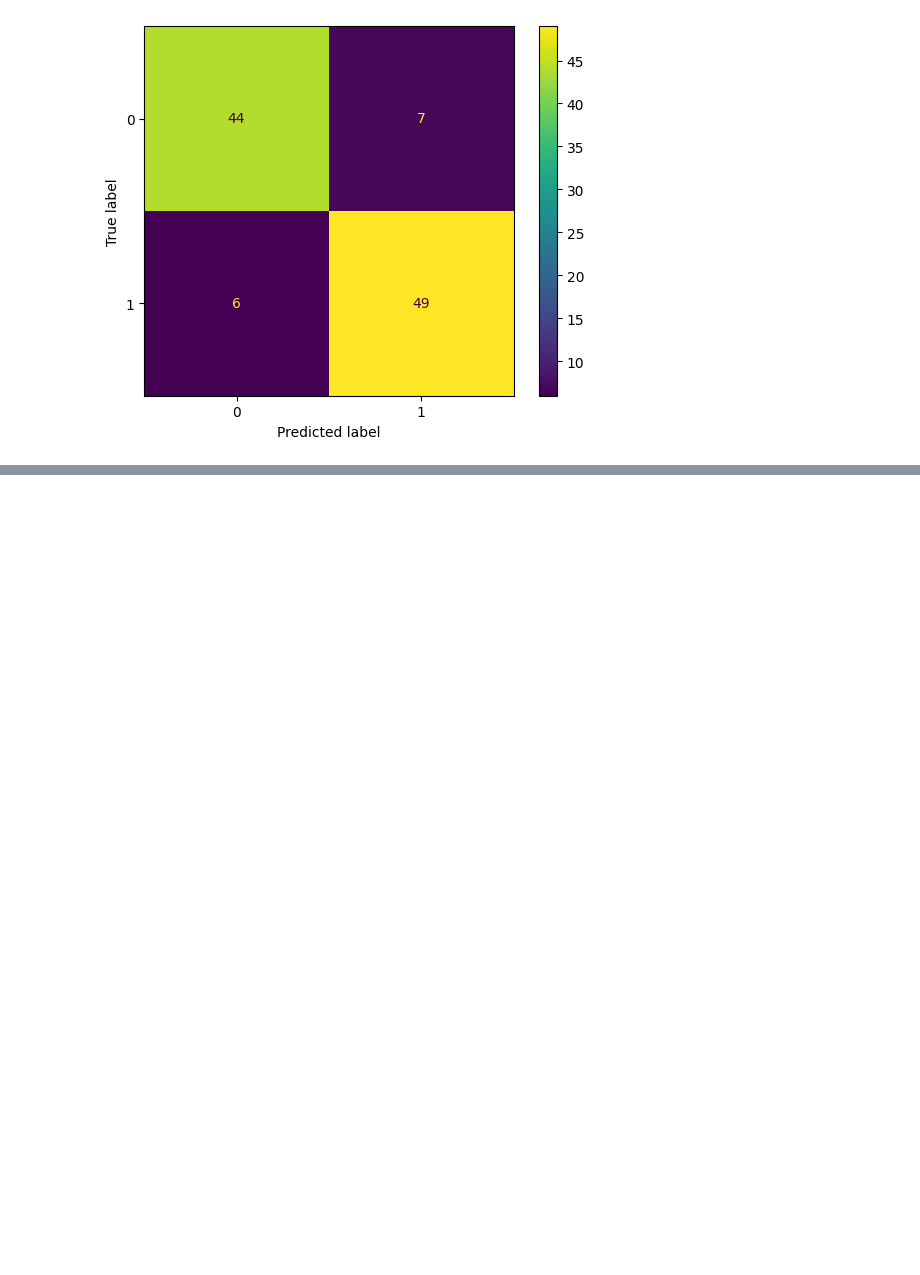
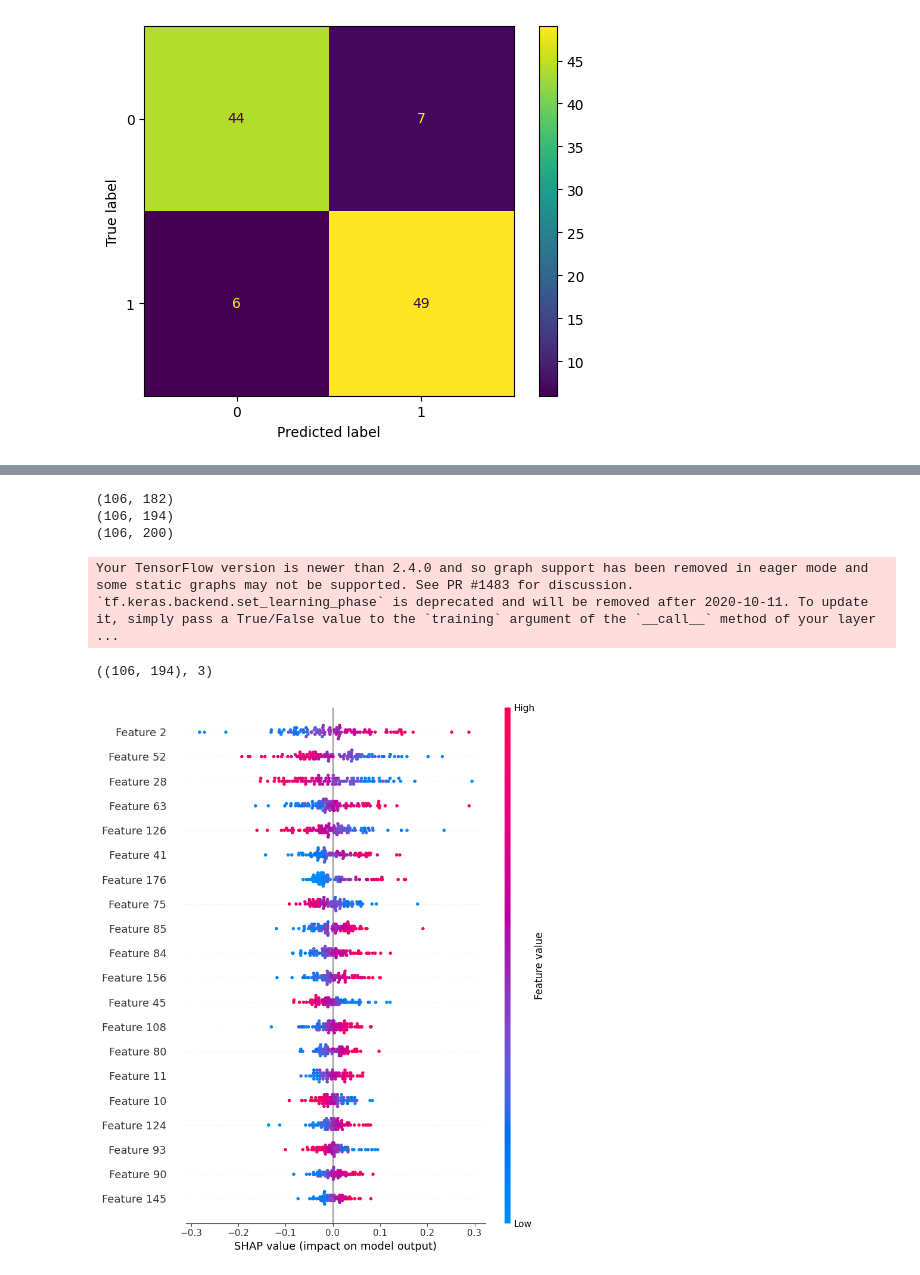
Before and after one commit to priyashdhakal/adomics, a Jupyter notebook: source/shap_analysis/shap_analysis.ipynb, the cells around one changed output, grey strips where cells are left out. Drawn from its saved outputs; the diff is of its cells as text; code cells hidden in the pictures; blank space fills up the shorter version.

Commit message:
Shap Analysis DONE

```diff
--- a/source/shap_analysis/shap_analysis.ipynb
+++ b/source/shap_analysis/shap_analysis.ipynb
@@ -224,0 +230,25 @@ f1:  0.8828828828828829
+# %%
+for a in input_arr:
+    print(a.shape)
+# %% [output]
+(106, 182)
+(106, 194)
+(106, 200)
+# %%
+explainer = shap.DeepExplainer(model, [methy_test_scaled, mirna_test_scaled, mrna_test_scaled])  # Create a SHAP explainer object
+explainer.explainer.multi_input, explainer.explainer.multi_output = True, False
+shap_values = explainer.shap_values([methy_test_scaled, mirna_test_scaled, mrna_test_scaled])  # Compute SHAP values
+ # Compute SHAP values
+# %% [output]
+Your TensorFlow version is newer than 2.4.0 and so graph support has been removed in eager mode and some static graphs may not be supported. See PR #1483 for discussion.
+`tf.keras.backend.set_learning_phase` is deprecated and will be removed after 2020-10-11. To update it, simply pass a True/False value to the `training` argument of the `__call__` method of your layer ...
+# %%
+shap_values[1].shape, len(shap_values)
+# %% [output]
+((106, 194), 3)
+# %%
+to_plot = shap_values[0][0]
+# For feature names: https://github.com/shap/shap/blob/master/shap/plots/_beeswarm.py
+shap.summary_plot(shap_values[0], methy_test_scaled)
+# %% [output]
+[figure, added]
```
Also changed, not shown: parts of 8 cells of this notebook, 1 other file.
